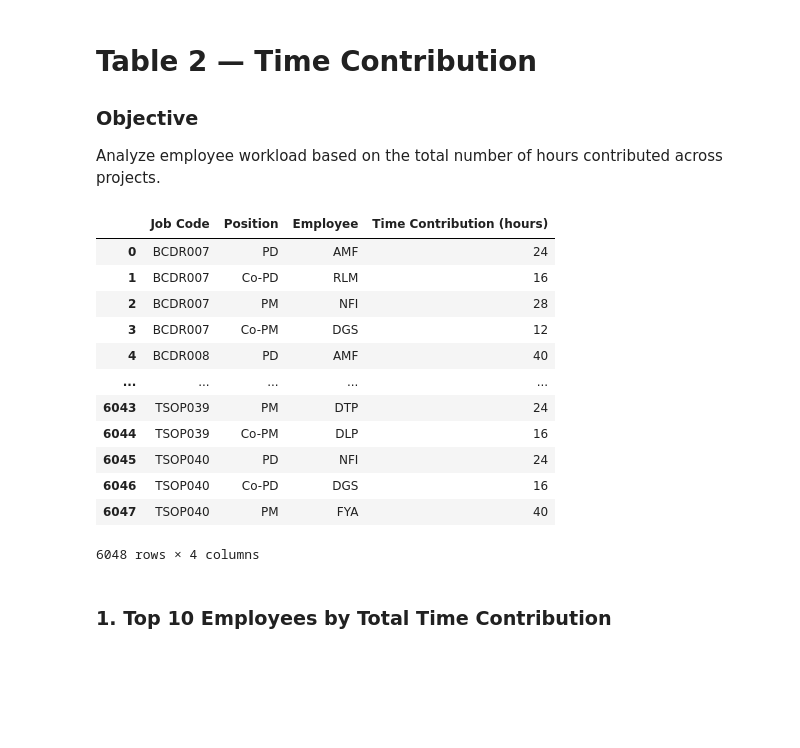
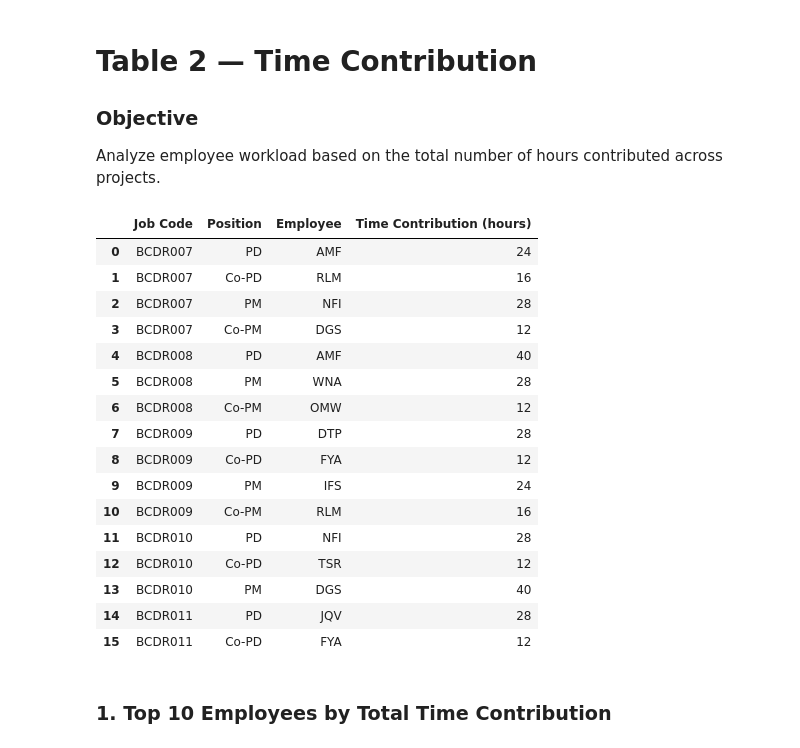
Before and after one commit to achattra/intern-vp-2026, a Jupyter notebook: Analysis.ipynb, the cells around one changed output. Cells and saved outputs as stored; diff of their text form; code cells hidden in the pictures; blank space fills up the shorter version.

```diff
--- a/Analysis.ipynb
+++ b/Analysis.ipynb
@@ -299,21 +318,25 @@ This chart shows how contribution scores are distributed across employees. It he
 Analyze employee workload based on the total number of hours contributed across projects.
 # %%
 time_contribution = pd.read_csv("data/processed/time_contribution.csv")
-time_contribution
+time_contribution.head(16)
 # %% [output]
 |  | Job Code | Position | Employee | Time Contribution (hours) |
 | 0 | BCDR007 | PD | AMF | 24 |
 | 1 | BCDR007 | Co-PD | RLM | 16 |
 | 2 | BCDR007 | PM | NFI | 28 |
 | 3 | BCDR007 | Co-PM | DGS | 12 |
 | 4 | BCDR008 | PD | AMF | 40 |
-| ... | ... | ... | ... | ... |
-| 6043 | TSOP039 | PM | DTP | 24 |
-| 6044 | TSOP039 | Co-PM | DLP | 16 |
-| 6045 | TSOP040 | PD | NFI | 24 |
-| 6046 | TSOP040 | Co-PD | DGS | 16 |
-| 6047 | TSOP040 | PM | FYA | 40 |
+| 5 | BCDR008 | PM | WNA | 28 |
+| 6 | BCDR008 | Co-PM | OMW | 12 |
+| 7 | BCDR009 | PD | DTP | 28 |
+| 8 | BCDR009 | Co-PD | FYA | 12 |
+| 9 | BCDR009 | PM | IFS | 24 |
+| 10 | BCDR009 | Co-PM | RLM | 16 |
+| 11 | BCDR010 | PD | NFI | 28 |
+| 12 | BCDR010 | Co-PD | TSR | 12 |
+| 13 | BCDR010 | PM | DGS | 40 |
+| 14 | BCDR011 | PD | JQV | 28 |
+| 15 | BCDR011 | Co-PD | FYA | 12 |
-6048 rows × 4 columns
 # %% [markdown]
 ### 1. Top 10 Employees by Total Time Contribution
 # %%
```
Also changed, not shown: parts of 5 cells of this notebook.
